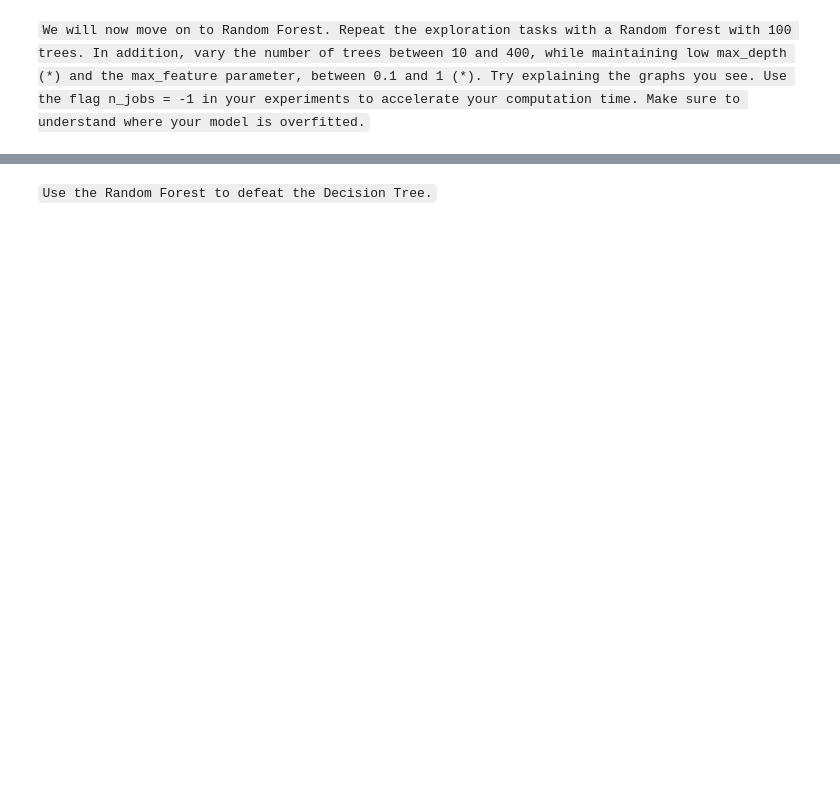
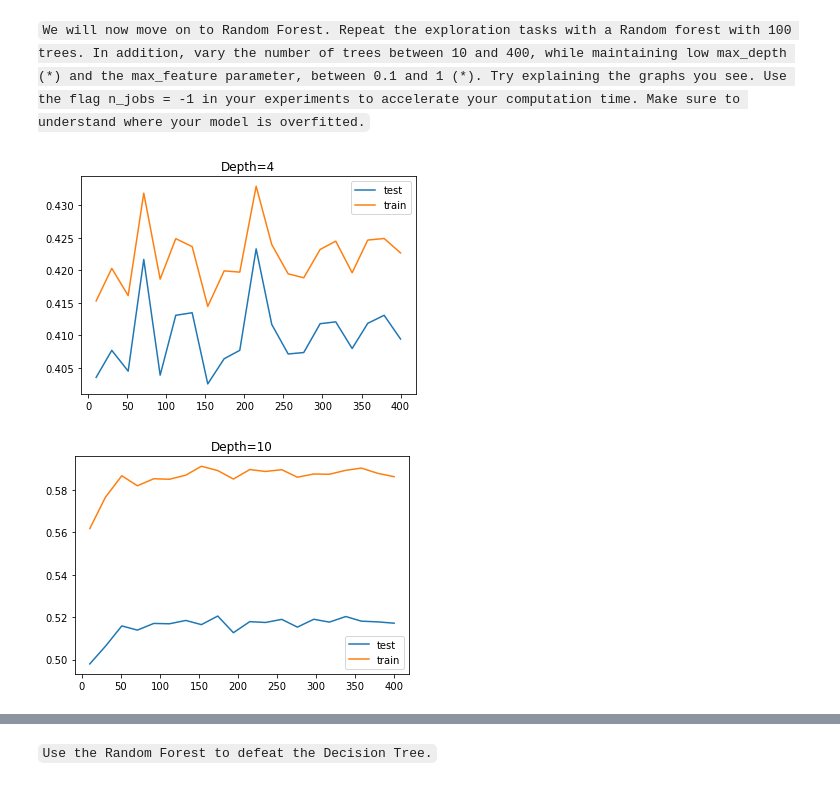
Before and after one commit to haroldbola/Course_Maphat, a Jupyter notebook: מודולים/בסיס - למידה חישובית/4. Decision Tree and Random forest exercise/Random Forest exercise.ipynb, the cells around one changed output, grey strips where cells are left out. Saved outputs shown, nothing was run; the diff lists cells and outputs as text; code cells hidden in the pictures; blank space fills up the shorter version.

````diff
--- a/מודולים/בסיס - למידה חישובית/4. Decision Tree and Random forest exercise/Random Forest exercise.ipynb
+++ b/מודולים/בסיס - למידה חישובית/4. Decision Tree and Random forest exercise/Random Forest exercise.ipynb
@@ -55,2 +146,28 @@ Do it again, this time by using its feature_importance_ attribute. Make sure you
 # %% [markdown]
 ```We will now move on to Random Forest. Repeat the exploration tasks with a Random forest with 100 trees. In addition, vary the number of trees between 10 and 400, while maintaining low max_depth (*) and the max_feature parameter, between 0.1 and 1 (*). Try explaining the graphs you see. Use the flag n_jobs = -1 in your experiments to accelerate your computation time. Make sure to understand where your model is overfitted.```
+# %%
+from sklearn.ensemble import RandomForestClassifier
+
+def search_nb_estimators(depth):
+    test_acc, train_acc = [], []
+    number_of_trees = np.linspace(10, 400, 20, dtype=int)
+
+    for tree in tqdm(number_of_trees):
+        random_forest = RandomForestClassifier(n_estimators=tree, max_depth=depth, n_jobs=-1)
+        random_forest.fit(df_train, target_train)
+        train_acc.append(accuracy_score(target_train, random_forest.predict(df_train)))
+        test_acc.append(accuracy_score(target_test, random_forest.predict(df_test)))
+
+    plt.figure()
+    plt.title("Depth=" + str(depth))
+    plt.plot(number_of_trees, test_acc, label="test")
+    plt.plot(number_of_trees, train_acc, label="train")
+    plt.legend()
+    plt.show()
+    plt.close()
+
+search_nb_estimators(depth=4)
+search_nb_estimators(depth=10)
+# %% [output]
+[figure, added]
+[figure, added]
````
Also changed, not shown: parts of 18 cells of this notebook, 3 other files.
